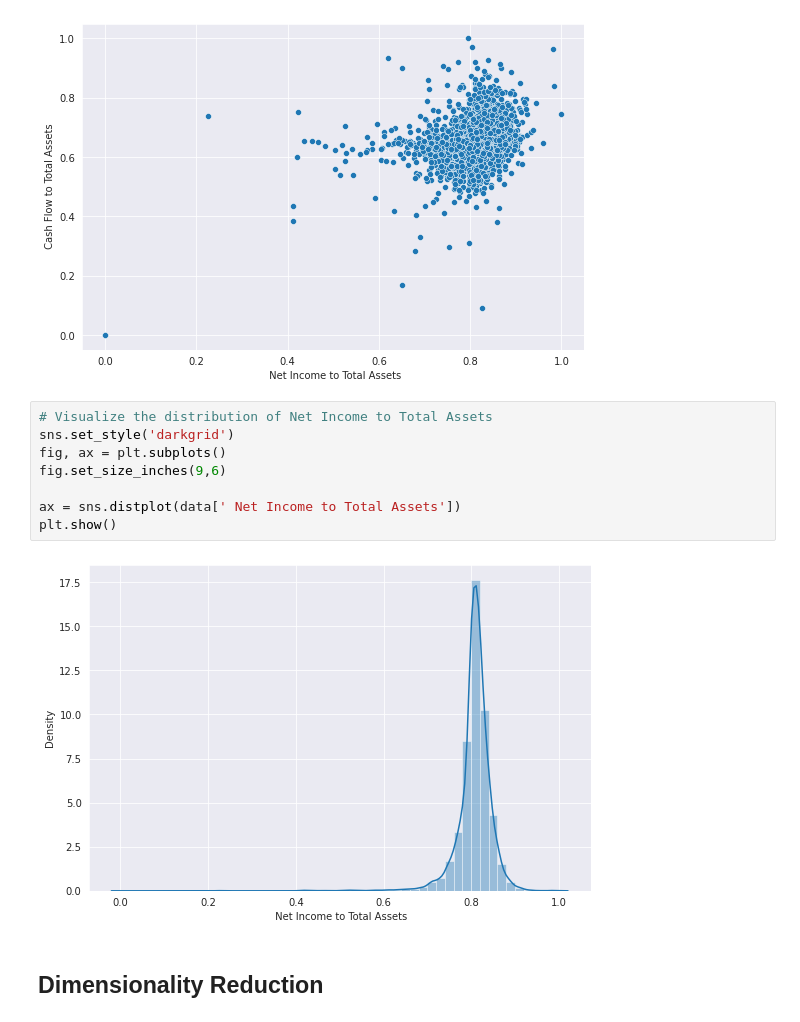
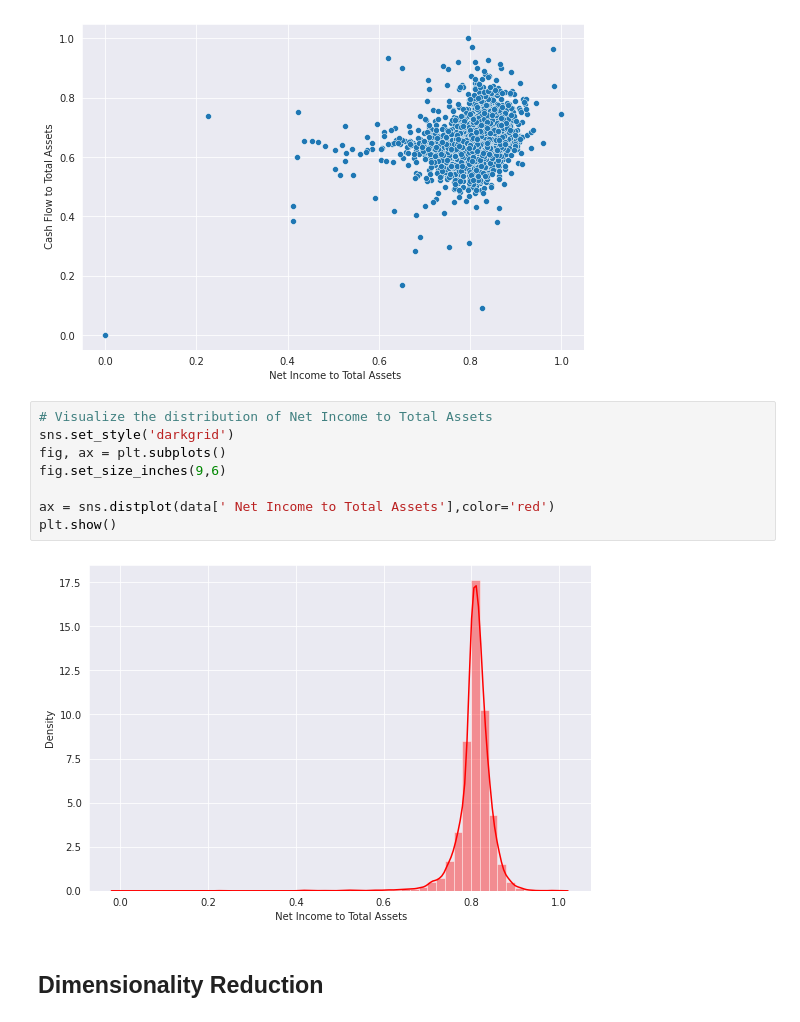
Before and after one commit to kapeeshvarma/Company-Bankruptcy-Prediction, a Jupyter notebook: Company_Bankruptcy_Prediction_Capstone_Project.ipynb, the cells around one changed output. Drawn from its saved outputs; the diff is of its cells as text.

```diff
--- a/Company_Bankruptcy_Prediction_Capstone_Project.ipynb
+++ b/Company_Bankruptcy_Prediction_Capstone_Project.ipynb
@@ -85,13 +87,13 @@ plt.show()
 # %%
 # Visualize the distribution of Net Income to Total Assets
 sns.set_style('darkgrid')
 fig, ax = plt.subplots()
 fig.set_size_inches(9,6)
 
-ax = sns.distplot(data[' Net Income to Total Assets'])
+ax = sns.distplot(data[' Net Income to Total Assets'],color='red')
 plt.show()
 # %% [output]
-[figure, old version]
+[figure, new version]
 # %% [markdown]
 ## Dimensionality Reduction
 # %% [markdown]
```
Also changed, not shown: parts of 8 cells of this notebook.
